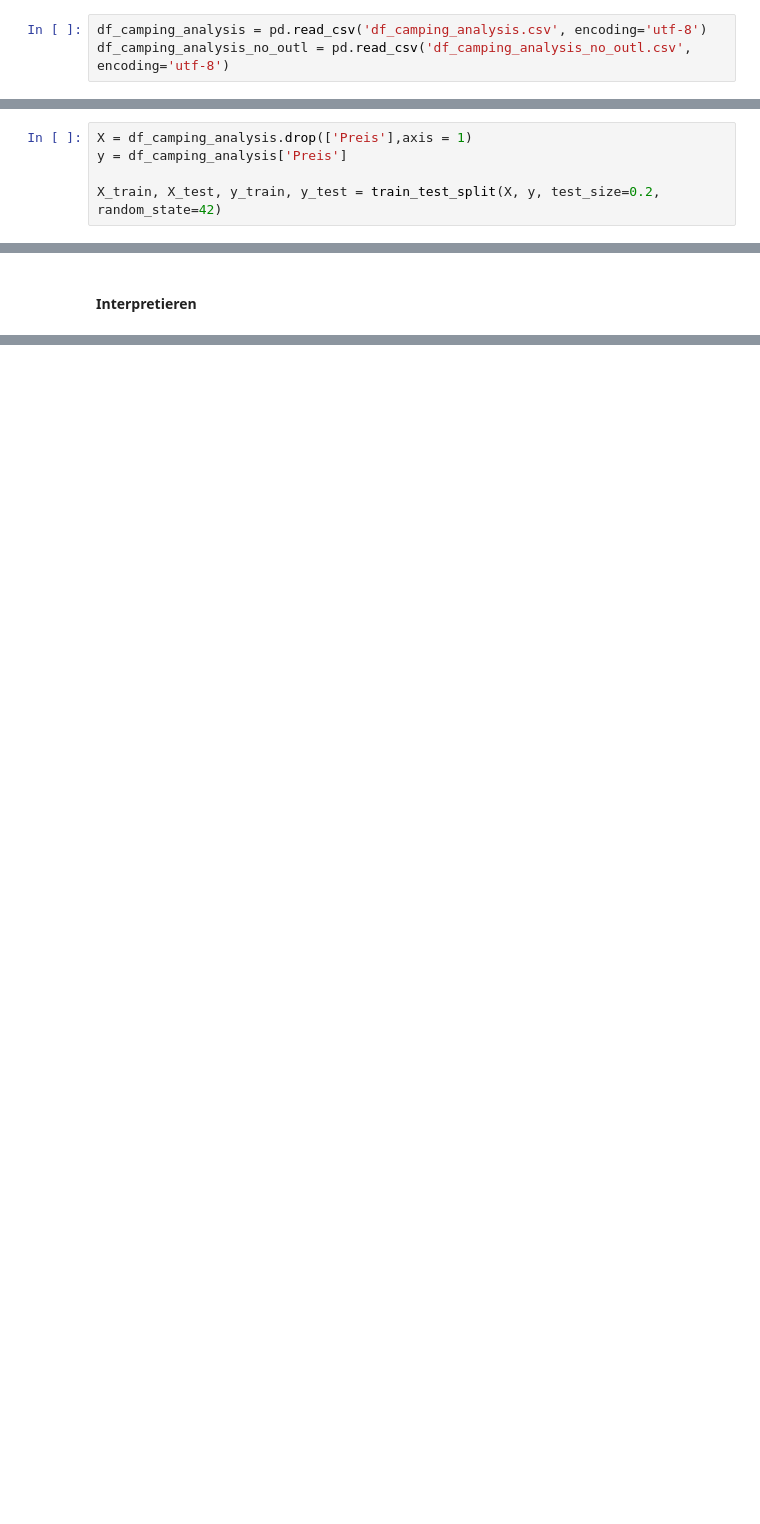
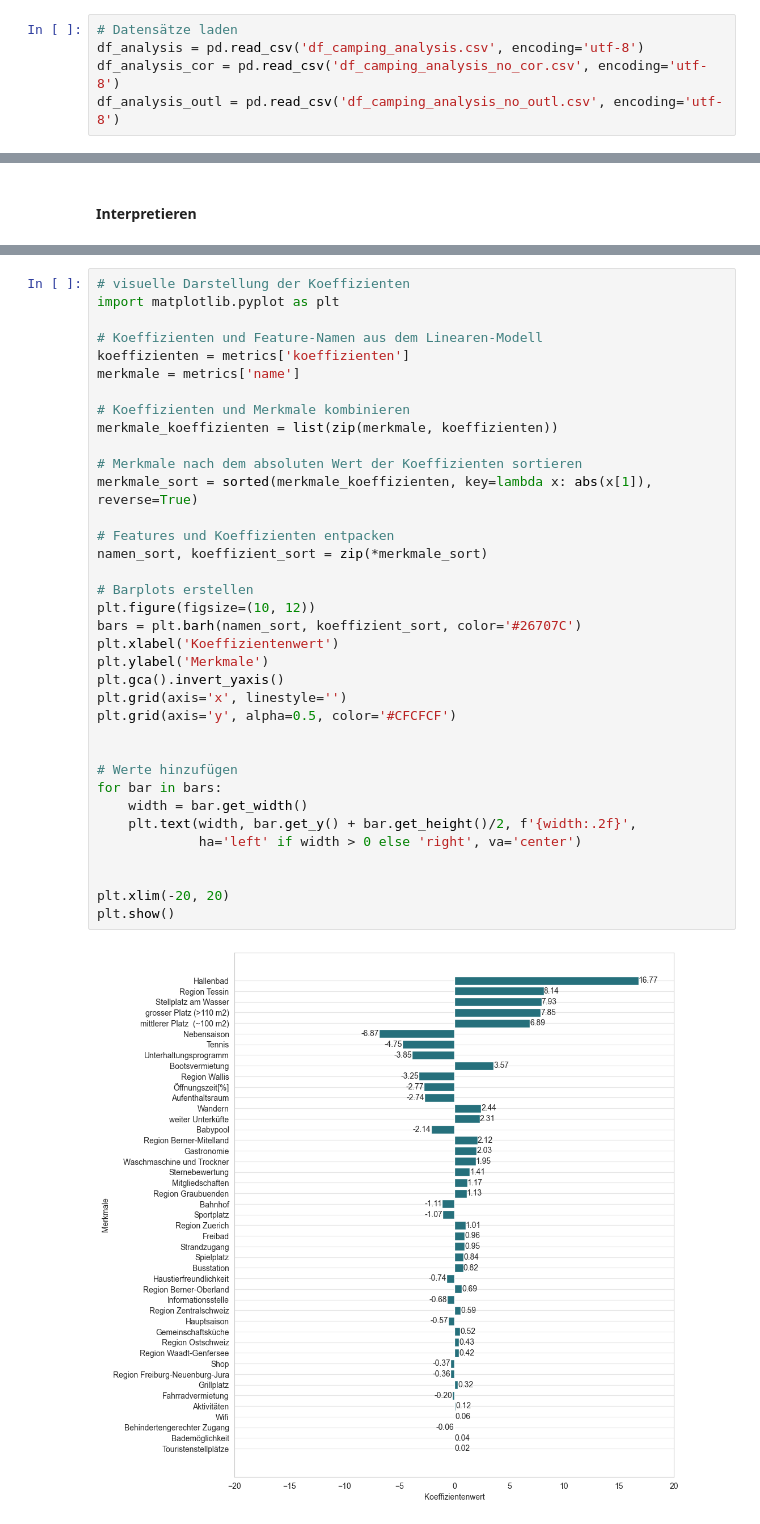
Before and after one commit to lydia-sa/Masterarbeit_Camping, a Jupyter notebook: _04_regression.ipynb, the cells around one changed output, grey strips where cells are left out. Cells and saved outputs as stored; diff of their text form; blank space fills up the shorter version.

```diff
--- a/_04_regression.ipynb
+++ b/_04_regression.ipynb
@@ -7,3 +9,5 @@ from sklearn.preprocessing import StandardScaler
 # %%
-df_camping_analysis = pd.read_csv('df_camping_analysis.csv', encoding='utf-8')
-df_camping_analysis_no_outl = pd.read_csv('df_camping_analysis_no_outl.csv', encoding='utf-8')
+# Datensätze laden
+df_analysis = pd.read_csv('df_camping_analysis.csv', encoding='utf-8')
+df_analysis_cor = pd.read_csv('df_camping_analysis_no_cor.csv', encoding='utf-8')
+df_analysis_outl = pd.read_csv('df_camping_analysis_no_outl.csv', encoding='utf-8')
@@ -13,5 +13,0 @@ df_camping_analysis_no_outl = pd.read_csv('df_camping_analysis_no_outl.csv', enc
-# %%
-X = df_camping_analysis.drop(['Preis'],axis = 1)
-y = df_camping_analysis['Preis']
-
-X_train, X_test, y_train, y_test = train_test_split(X, y, test_size=0.2, random_state=42)
@@ -221,0 +239,38 @@ MSE Trainingsdaten: 43.847687722514564
+# %%
+# visuelle Darstellung der Koeffizienten
+import matplotlib.pyplot as plt
+
+# Koeffizienten und Feature-Namen aus dem Linearen-Modell
+koeffizienten = metrics['koeffizienten']
+merkmale = metrics['name']
+
+# Koeffizienten und Merkmale kombinieren
+merkmale_koeffizienten = list(zip(merkmale, koeffizienten))
+
+# Merkmale nach dem absoluten Wert der Koeffizienten sortieren
+merkmale_sort = sorted(merkmale_koeffizienten, key=lambda x: abs(x[1]), reverse=True)
+
+# Features und Koeffizienten entpacken
+namen_sort, koeffizient_sort = zip(*merkmale_sort)
+
+# Barplots erstellen
+plt.figure(figsize=(10, 12))
+bars = plt.barh(namen_sort, koeffizient_sort, color='#26707C')
+plt.xlabel('Koeffizientenwert')
+plt.ylabel('Merkmale')
+plt.gca().invert_yaxis()
+plt.grid(axis='x', linestyle='')
+plt.grid(axis='y', alpha=0.5, color='#CFCFCF')
+
+
+# Werte hinzufügen
+for bar in bars:
+    width = bar.get_width()
+    plt.text(width, bar.get_y() + bar.get_height()/2, f'{width:.2f}',
+             ha='left' if width > 0 else 'right', va='center')
+
+
+plt.xlim(-20, 20)
+plt.show()
+# %% [output]
+[figure, added]
```
Also changed, not shown: parts of 24 cells of this notebook, 6 other files.
